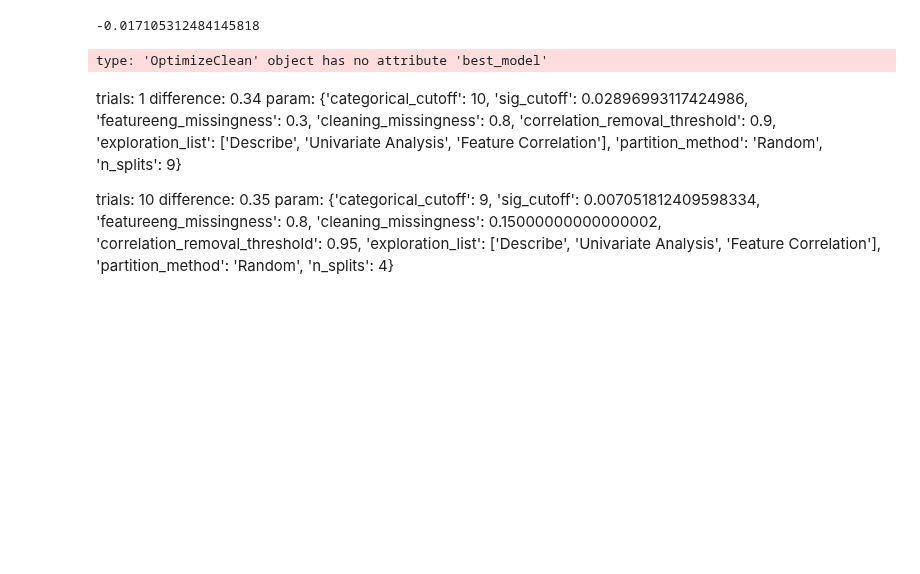
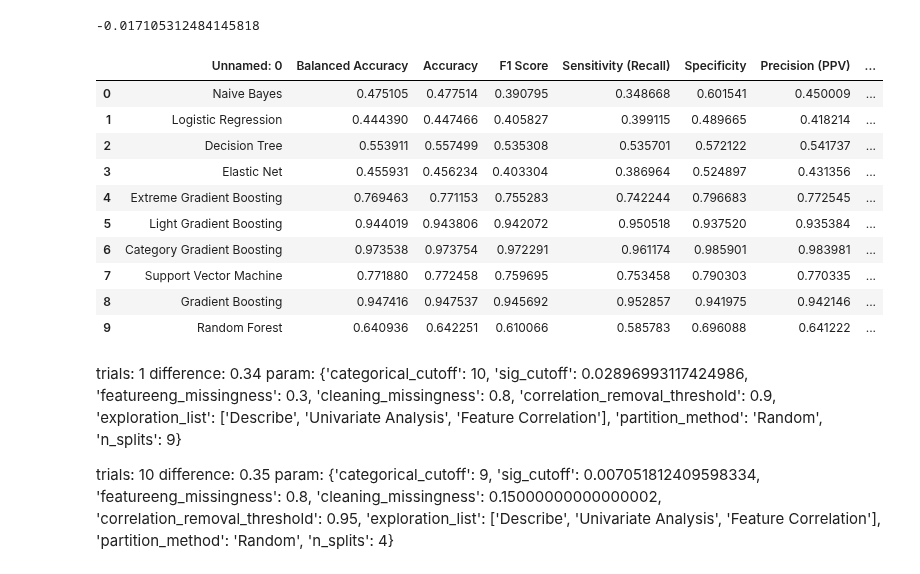
Before and after one commit to UrbsLab/STREAMLINE, a Jupyter notebook: Auto-Clean-Testing.ipynb, the cells around one changed output. Drawn from its saved outputs; the diff is of its cells as text; code cells hidden in the pictures; blank space fills up the shorter version.

```diff
--- a/Auto-Clean-Testing.ipynb
+++ b/Auto-Clean-Testing.ipynb
@@ -135,10 +154,20 @@ ERROR:root:KeyError while copying model
 ERROR:root:KeyError while copying model
 ERROR:root:KeyError while copying model
 -0.017105312484145818
-# %%
-print(cleanrun.best_model)
-# %% [output]
-type: 'OptimizeClean' object has no attribute 'best_model'
+# %%
+summary_chart
+# %% [output]
+|  | Unnamed: 0 | Balanced Accuracy | Accuracy | F1 Score | Sensitivity (Recall) | Specificity | Precision (PPV) | ... |
+| 0 | Naive Bayes | 0.475105 | 0.477514 | 0.390795 | 0.348668 | 0.601541 | 0.450009 | ... |
+| 1 | Logistic Regression | 0.444390 | 0.447466 | 0.405827 | 0.399115 | 0.489665 | 0.418214 | ... |
+| 2 | Decision Tree | 0.553911 | 0.557499 | 0.535308 | 0.535701 | 0.572122 | 0.541737 | ... |
+| 3 | Elastic Net | 0.455931 | 0.456234 | 0.403304 | 0.386964 | 0.524897 | 0.431356 | ... |
+| 4 | Extreme Gradient Boosting | 0.769463 | 0.771153 | 0.755283 | 0.742244 | 0.796683 | 0.772545 | ... |
+| 5 | Light Gradient Boosting | 0.944019 | 0.943806 | 0.942072 | 0.950518 | 0.937520 | 0.935384 | ... |
+| 6 | Category Gradient Boosting | 0.973538 | 0.973754 | 0.972291 | 0.961174 | 0.985901 | 0.983981 | ... |
+| 7 | Support Vector Machine | 0.771880 | 0.772458 | 0.759695 | 0.753458 | 0.790303 | 0.770335 | ... |
+| 8 | Gradient Boosting | 0.947416 | 0.947537 | 0.945692 | 0.952857 | 0.941975 | 0.942146 | ... |
+| 9 | Random Forest | 0.640936 | 0.642251 | 0.610066 | 0.585783 | 0.696088 | 0.641222 | ... |
 # %% [markdown]
 trials: 1 difference: 0.34 param: {'categorical_cutoff': 10, 'sig_cutoff': 0.02896993117424986, 'featureeng_missingness': 0.3, 'cleaning_missingness': 0.8, 'correlation_removal_threshold': 0.9, 'exploration_list': ['Describe', 'Univariate Analysis', 'Feature Correlation'], 'partition_method': 'Random', 'n_splits': 9}
 
```
Also changed, not shown: parts of 1 cell of this notebook, 1 other file.
